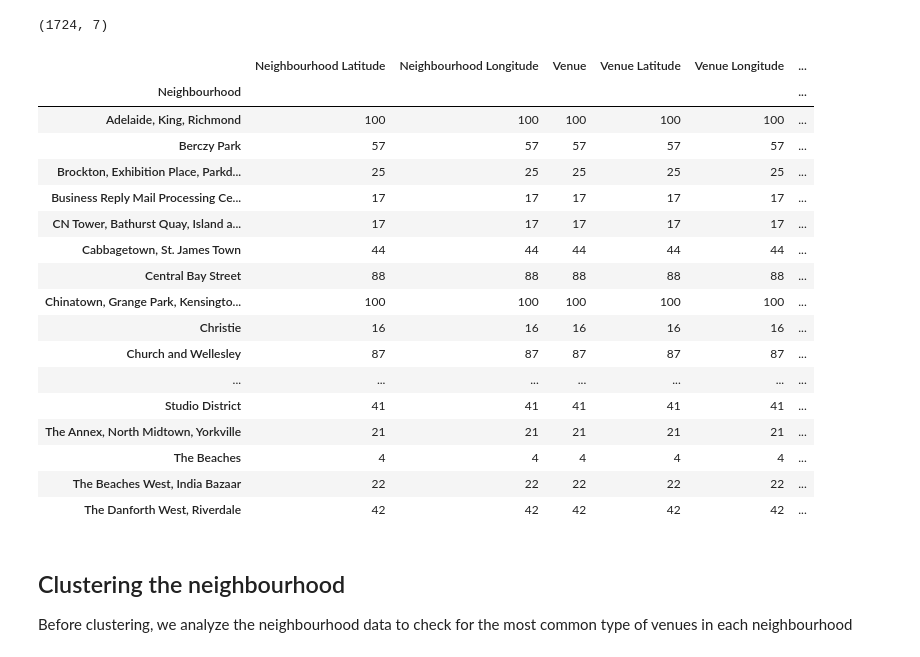
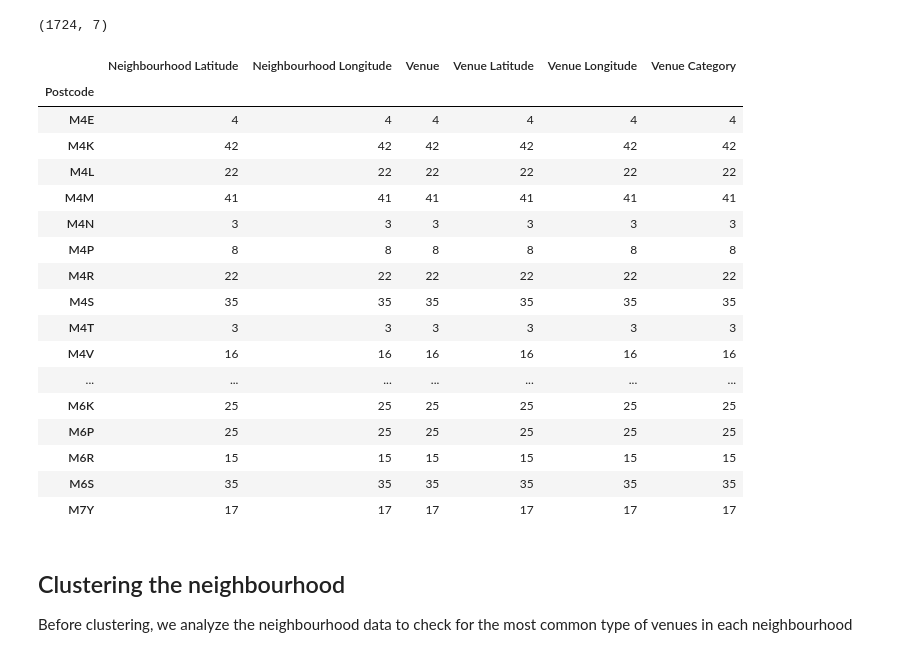
Before and after one commit to kavinthangaraj/Coursera_capstone, a Jupyter notebook: Toronto_data.ipynb, the cells around one changed output. Saved outputs shown, nothing was run; the diff lists cells and outputs as text; code cells hidden in the pictures.

```diff
--- a/Toronto_data.ipynb
+++ b/Toronto_data.ipynb
@@ -231,7 +231,7 @@ toronto.head()
 
 map_toronto = folium.Map(location=[lat, lon], zoom_start=12)
 
-for borough, neighbourhood, lat, long in zip(toronto['Borough'],toronto['Neighbourhood'],
+for borough, neighbourhood, lat, long in zip(toronto['Borough'],toronto['Postcode'],
                                             toronto['Latitude'], toronto['Longitude']):
     label = f"{neighbourhood}, {borough}"
     label = folium.Popup(label, parse_html=True)
@@ -419,7 +419,7 @@ def getNearbyVenues(names, latitudes, longitudes, radius=500):
             v['venue']['categories'][0]['name']) for v in results])
 
     nearby_venues = pd.DataFrame([item for venue_list in venues_list for item in venue_list])
-    nearby_venues.columns = ['Neighbourhood',
+    nearby_venues.columns = ['Postcode',
                   'Neighbourhood Latitude',
                   'Neighbourhood Longitude',
                   'Venue',
@@ -431,7 +431,7 @@ def getNearbyVenues(names, latitudes, longitudes, radius=500):
 # %%
 # calling the function to create the new dataframe
 
-toronto_venues = getNearbyVenues(names=toronto['Neighbourhood'],
+toronto_venues = getNearbyVenues(names=toronto['Postcode'],
                                    latitudes=toronto['Latitude'],
                                    longitudes=toronto['Longitude'])
 # %% [output]
@@ -468,26 +469,26 @@ toronto_venues.shape  # we have 1724 entries around the neighbourhood from fours
 # %%
 # entries obtained per neighbourhood (as classified by postal code)
 
-toronto_venues.groupby(by=['Neighbourhood']).count()
+toronto_venues.groupby(by=['Postcode']).count()
 # %% [output]
-|  | Neighbourhood Latitude | Neighbourhood Longitude | Venue | Venue Latitude | Venue Longitude | ... |
-| Neighbourhood |  |  |  |  |  | ... |
-| Adelaide, King, Richmond | 100 | 100 | 100 | 100 | 100 | ... |
-| Berczy Park | 57 | 57 | 57 | 57 | 57 | ... |
-| Brockton, Exhibition Place, Parkd... | 25 | 25 | 25 | 25 | 25 | ... |
-| Business Reply Mail Processing Ce... | 17 | 17 | 17 | 17 | 17 | ... |
-| CN Tower, Bathurst Quay, Island a... | 17 | 17 | 17 | 17 | 17 | ... |
-| Cabbagetown, St. James Town | 44 | 44 | 44 | 44 | 44 | ... |
-| Central Bay Street | 88 | 88 | 88 | 88 | 88 | ... |
-| Chinatown, Grange Park, Kensingto... | 100 | 100 | 100 | 100 | 100 | ... |
-| Christie | 16 | 16 | 16 | 16 | 16 | ... |
-| Church and Wellesley | 87 | 87 | 87 | 87 | 87 | ... |
+|  | Neighbourhood Latitude | Neighbourhood Longitude | Venue | Venue Latitude | Venue Longitude | Venue Category |
+| Postcode |  |  |  |  |  |  |
+| M4E | 4 | 4 | 4 | 4 | 4 | 4 |
+| M4K | 42 | 42 | 42 | 42 | 42 | 42 |
+| M4L | 22 | 22 | 22 | 22 | 22 | 22 |
+| M4M | 41 | 41 | 41 | 41 | 41 | 41 |
+| M4N | 3 | 3 | 3 | 3 | 3 | 3 |
+| M4P | 8 | 8 | 8 | 8 | 8 | 8 |
+| M4R | 22 | 22 | 22 | 22 | 22 | 22 |
+| M4S | 35 | 35 | 35 | 35 | 35 | 35 |
+| M4T | 3 | 3 | 3 | 3 | 3 | 3 |
+| M4V | 16 | 16 | 16 | 16 | 16 | 16 |
 | ... | ... | ... | ... | ... | ... | ... |
-| Studio District | 41 | 41 | 41 | 41 | 41 | ... |
-| The Annex, North Midtown, Yorkville | 21 | 21 | 21 | 21 | 21 | ... |
-| The Beaches | 4 | 4 | 4 | 4 | 4 | ... |
-| The Beaches West, India Bazaar | 22 | 22 | 22 | 22 | 22 | ... |
-| The Danforth West, Riverdale | 42 | 42 | 42 | 42 | 42 | ... |
+| M6K | 25 | 25 | 25 | 25 | 25 | 25 |
+| M6P | 25 | 25 | 25 | 25 | 25 | 25 |
+| M6R | 15 | 15 | 15 | 15 | 15 | 15 |
+| M6S | 35 | 35 | 35 | 35 | 35 | 35 |
+| M7Y | 17 | 17 | 17 | 17 | 17 | 17 |
 # %% [markdown]
 ## Clustering the neighbourhood
 
```
Also changed, not shown: parts of 19 cells of this notebook.
